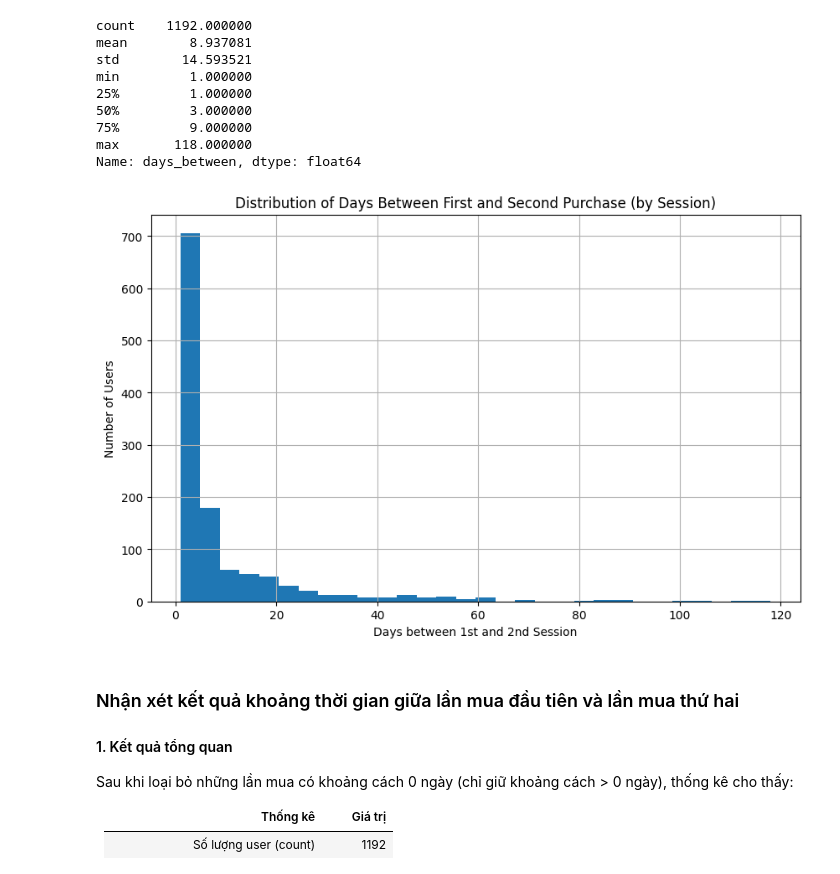
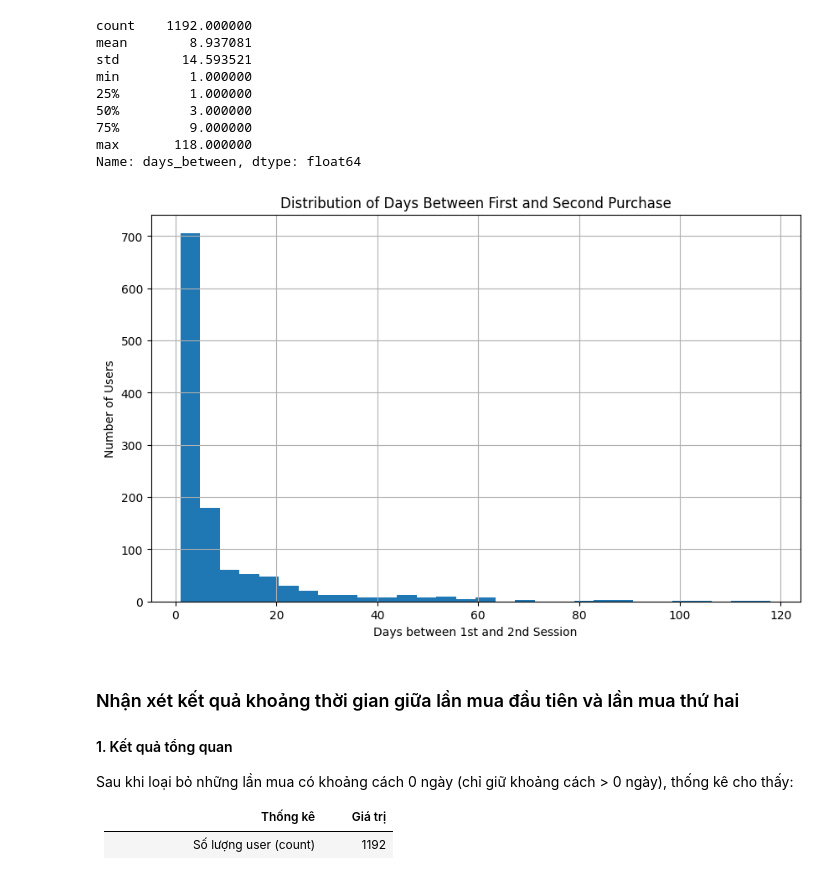
Before and after one commit to hanvocado/ecommerce-analysis, a Jupyter notebook: retention_rate.ipynb, the cells around one changed output. Saved outputs shown, nothing was run; the diff lists cells and outputs as text; code cells hidden in the pictures.

```diff
--- a/retention_rate.ipynb
+++ b/retention_rate.ipynb
@@ -178,15 +157,15 @@ Name: days_between, dtype: float64
 # %%
 import matplotlib.pyplot as plt
 
 plt.figure(figsize=(10,6))
 first_second_purchase['days_between'].hist(bins=30)
-plt.title('Distribution of Days Between First and Second Purchase (by Session)')
+plt.title('Distribution of Days Between First and Second Purchase')
 plt.xlabel('Days between 1st and 2nd Session')
 plt.ylabel('Number of Users')
 plt.grid(True)
 plt.show()
 # %% [output]
-[figure, old version]
+[figure, new version]
 # %% [markdown]
 ### Nhận xét kết quả khoảng thời gian giữa lần mua đầu tiên và lần mua thứ hai
 
```
Also changed, not shown: parts of 4 cells of this notebook.
